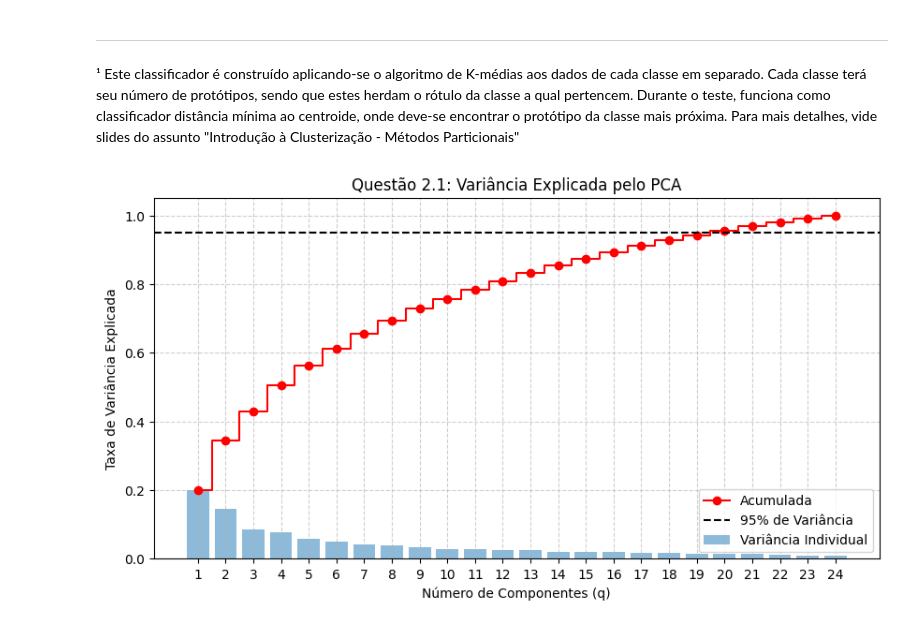
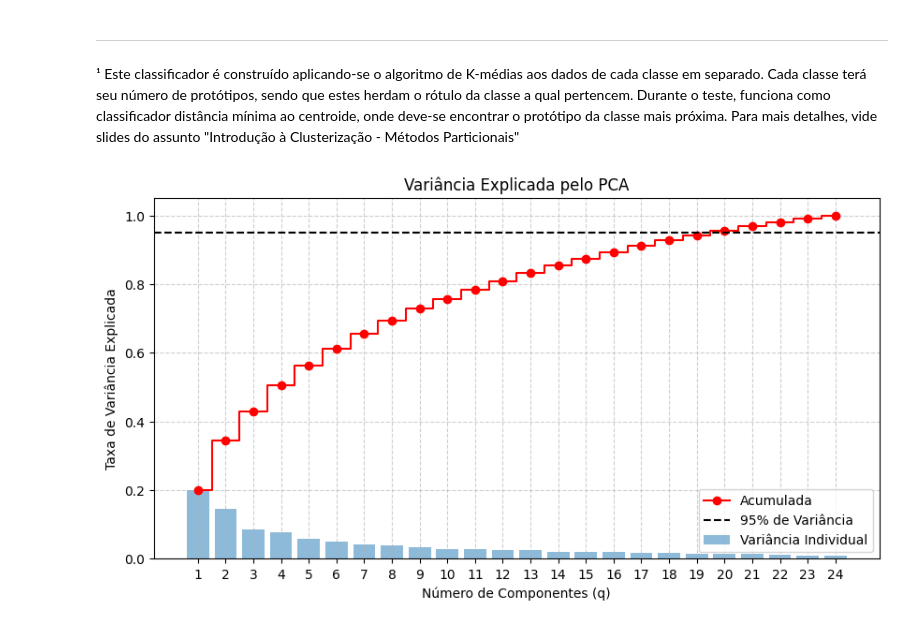
Before and after one commit to LuisFelipeCSouza/reconhecimento-de-padroes, a Jupyter notebook: trabalho-3/main.ipynb, the cells around one changed output. Drawn from its saved outputs; the diff is of its cells as text; code cells hidden in the pictures.

```diff
--- a/trabalho-3/main.ipynb
+++ b/trabalho-3/main.ipynb
@@ -652,20 +652,21 @@ Aplicar PCA ao conjunto original de 24 sensores. Pede-se:
 # %%
 pca_full = PCA(n_components=None)
 pca_full.fit(X)
 
 var_ratio = pca_full.explained_variance_ratio_
 var_acumulada = np.cumsum(var_ratio)
 
 plt.figure(figsize=(10, 5))
 plt.bar(range(1, len(var_ratio) + 1), var_ratio, alpha=0.5, label='Variância Individual')
 plt.step(range(1, len(var_acumulada) + 1), var_acumulada, where='mid', color='red', marker='o', label='Acumulada')
 plt.ylabel('Taxa de Variância Explicada')
 plt.xlabel('Número de Componentes (q)')
-plt.title('Questão 2.1: Variância Explicada pelo PCA')
+plt.title('Variância Explicada pelo PCA')
 plt.xticks(range(1, len(var_ratio) + 1))
 plt.axhline(y=0.95, color='k', linestyle='--', label='95% de Variância')
 plt.legend()
 plt.grid(True, linestyle='--', alpha=0.6)
+plt.savefig(graficos / "PCA.pdf")
 plt.show()
 # %% [output]
-[figure, old version]
+[figure, new version]
```
Also changed, not shown: 6 other files.
